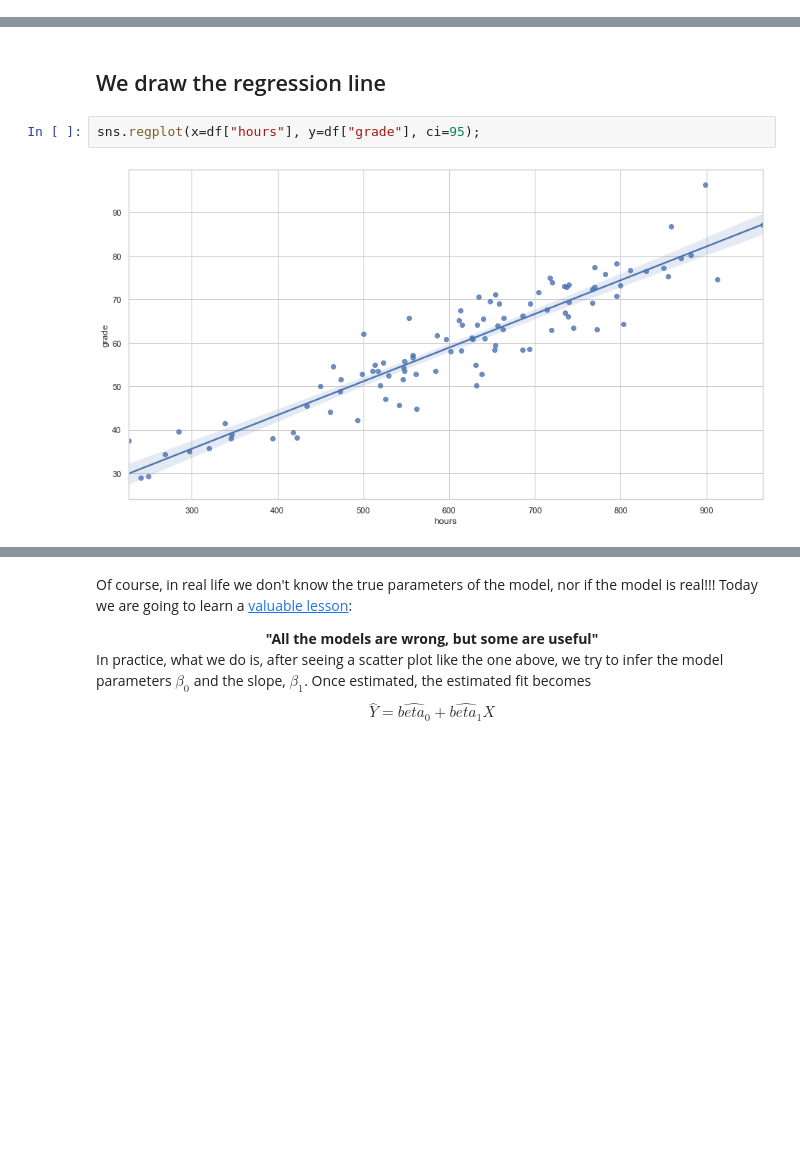
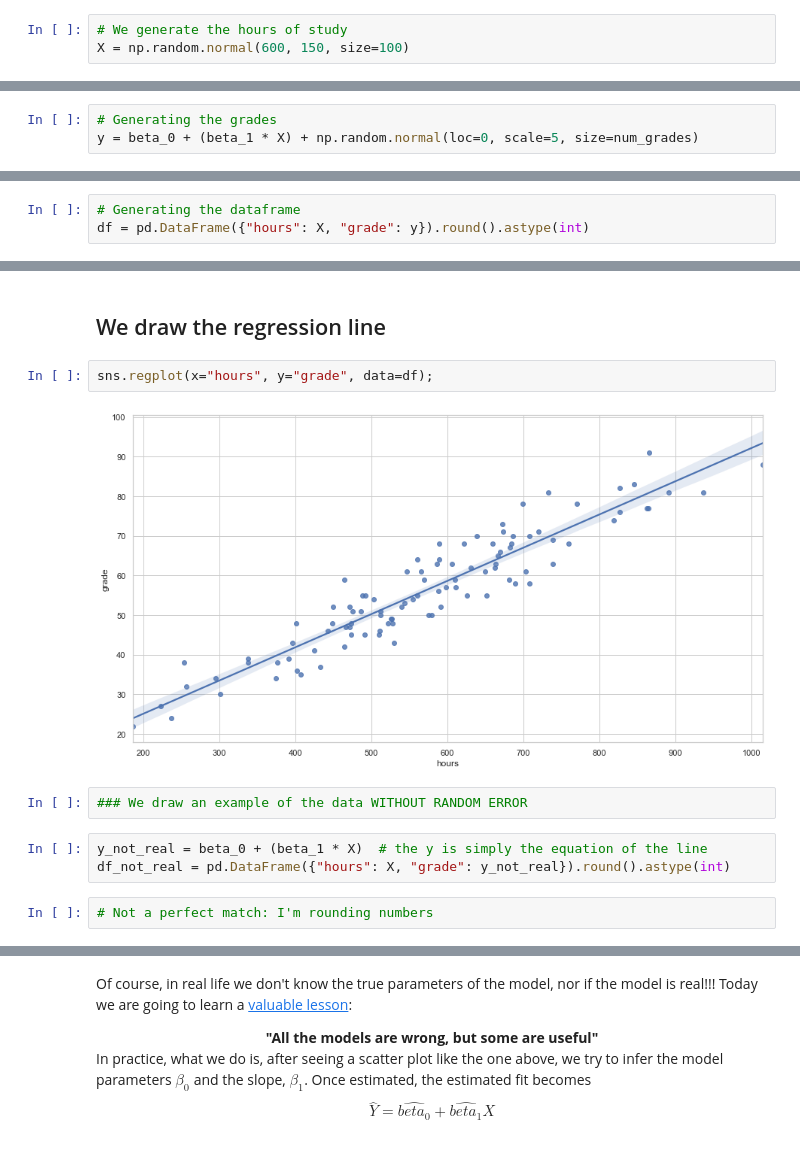
Before and after one commit to Ironhack-data-bcn-oct-2022/lectures, a Jupyter notebook: week-6/02 - Linear regression.ipynb, the cells around one changed output, grey strips where cells are left out. Drawn from its saved outputs; the diff is of its cells as text; blank space fills up the shorter version.

```diff
--- a/week-6/02 - Linear regression.ipynb
+++ b/week-6/02 - Linear regression.ipynb
@@ -348,3 +198,6 @@ Parameters:
 - Sample size
 # %% [markdown]
 [Documentation](https://numpy.org/doc/stable/reference/random/generated/numpy.random.normal.html) random normal
+# %%
+# We generate the hours of study
+X = np.random.normal(600, 150, size=100)
@@ -351,2 +224,5 @@ Parameters:
 # %% [markdown]
 When generating the grades we enter that np.random.normal which is going to be a random number for each note that is going to make the note vary. It's a random error. We put it because we are inventing the data and if we do it simply through the formula of a straight line, obviously, we will have data that fit a regression PERFECTLY and that is not real.
+# %%
+# Generating the grades
+y = beta_0 + (beta_1 * X) + np.random.normal(loc=0, scale=5, size=num_grades)
@@ -352,0 +252,3 @@ When generating the grades we enter that np.random.normal which is going to be a
+# %%
+# Generating the dataframe
+df = pd.DataFrame({"hours": X, "grade": y}).round().astype(int)
@@ -353,6 +264,13 @@ When generating the grades we enter that np.random.normal which is going to be a
 # %% [markdown]
 ## We draw the regression line
 # %%
-sns.regplot(x=df["hours"], y=df["grade"], ci=95);
+sns.regplot(x="hours", y="grade", data=df);
 # %% [output]
-[figure, old version]
+[figure, new version]
+# %%
+### We draw an example of the data WITHOUT RANDOM ERROR
+# %%
+y_not_real = beta_0 + (beta_1 * X)  # the y is simply the equation of the line
+df_not_real = pd.DataFrame({"hours": X, "grade": y_not_real}).round().astype(int)
+# %%
+# Not a perfect match: I'm rounding numbers
```
Also changed, not shown: parts of 56 cells of this notebook.
